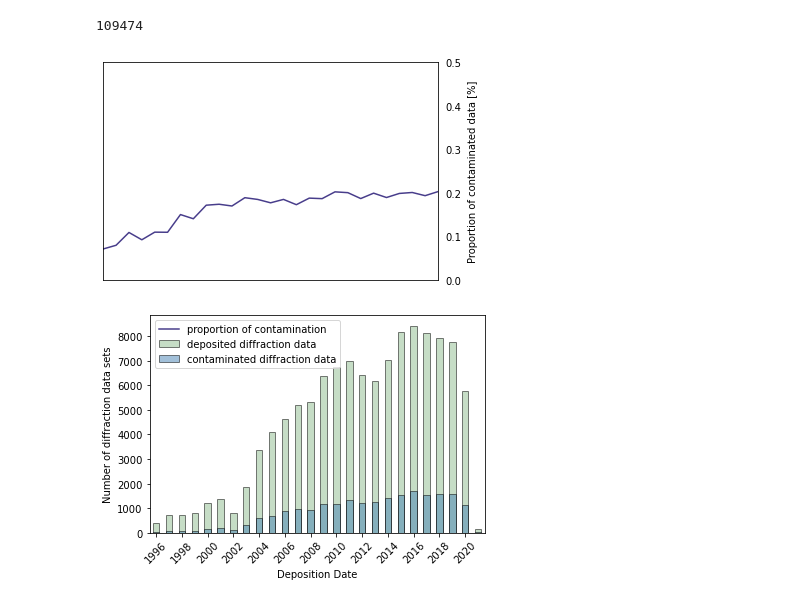
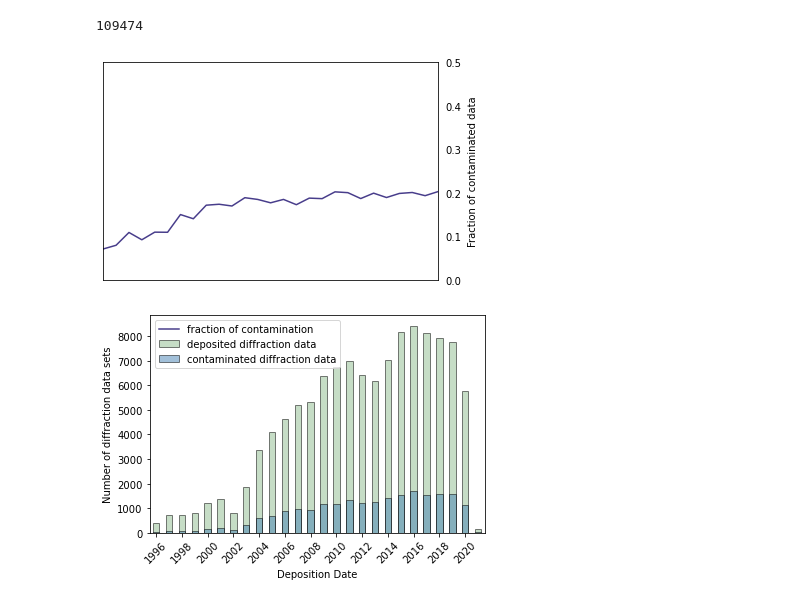
Before and after one commit to thorn-lab/helcaraxe, a Jupyter notebook: pdb_analysis/pdb_meta_analysis.ipynb, the cells around one changed output. Drawn from its saved outputs; the diff is of its cells as text; code cells hidden in the pictures.

```diff
--- a/pdb_analysis/pdb_meta_analysis.ipynb
+++ b/pdb_analysis/pdb_meta_analysis.ipynb
@@ -3,7 +3,7 @@ import pandas as pd
 import numpy as np
 import matplotlib.pyplot as plt
 # %%
-df = pd.read_pickle("/Users/kristophernolte/Documents/GitHub/helcaraxe/pdb_meta_tab.pkl")
+df = pd.read_pickle("/Users/kristophernolte/Documents/GitHub/helcaraxe/pdb_analysis/pdb_meta_tab.pkl")
 # %%
 #set index to numeral
 df = df.reset_index(drop = True)
@@ -41,25 +41,25 @@ len(clean_df[(clean_df['F_ice'] >= 0)])
 # %%
 plt.plot(ice_dates_pd / dates_pd, color = "darkslateblue")
 plt.xlim(1995,2021)
 plt.ylabel("[%]")
 plt.tick_params(axis='y', which='both', labelleft=False, labelright=True)
 plt.tick_params(left=False)
-plt.ylabel('Proportion of contaminated data [%]', labelpad=-375, fontsize=10)
+plt.ylabel('Fraction of contaminated data', labelpad=-375, fontsize=10)
 plt.xlim(1995,2021)
 plt.ylim(0,0.5)
 plt.xticks([])
 plt.savefig("progession_ice.svg", transparent=True)
 # %% [output]
-[figure, old version]
+[figure, new version]
 # %%
 main_df = clean_df
 main_df["Deposition Date"].loc[(main_df["Deposition Date"].dt.year > 1995)].groupby(main_df["Deposition Date"].dt.year).count().plot(kind="bar", alpha = 0.5, color="darkseagreen", edgecolor="black", label="deposited diffraction data")
 ice_df["Deposition Date"].loc[(ice_df["Deposition Date"].dt.year > 1995)].groupby(ice_df["Deposition Date"].dt.year).count().plot(kind="bar", alpha = 0.5, color="steelblue", edgecolor="black", label="contaminated diffraction data")
 plt.ylabel("Number of diffraction data sets")
-plt.plot(1,1, label="proportion of contamination", color="darkslateblue")
+plt.plot(1,1, label="fraction of contamination", color="darkslateblue")
 plt.xticks(rotation=45)
 plt.legend()
 plt.gca().xaxis.set_major_locator(plt.MultipleLocator(2))
 plt.savefig("ice_contamination_pdb.svg")
 # %% [output]
-[figure, old version]
+[figure, new version]
```
Also changed, not shown: parts of 2 cells of this notebook, 18 other files.
